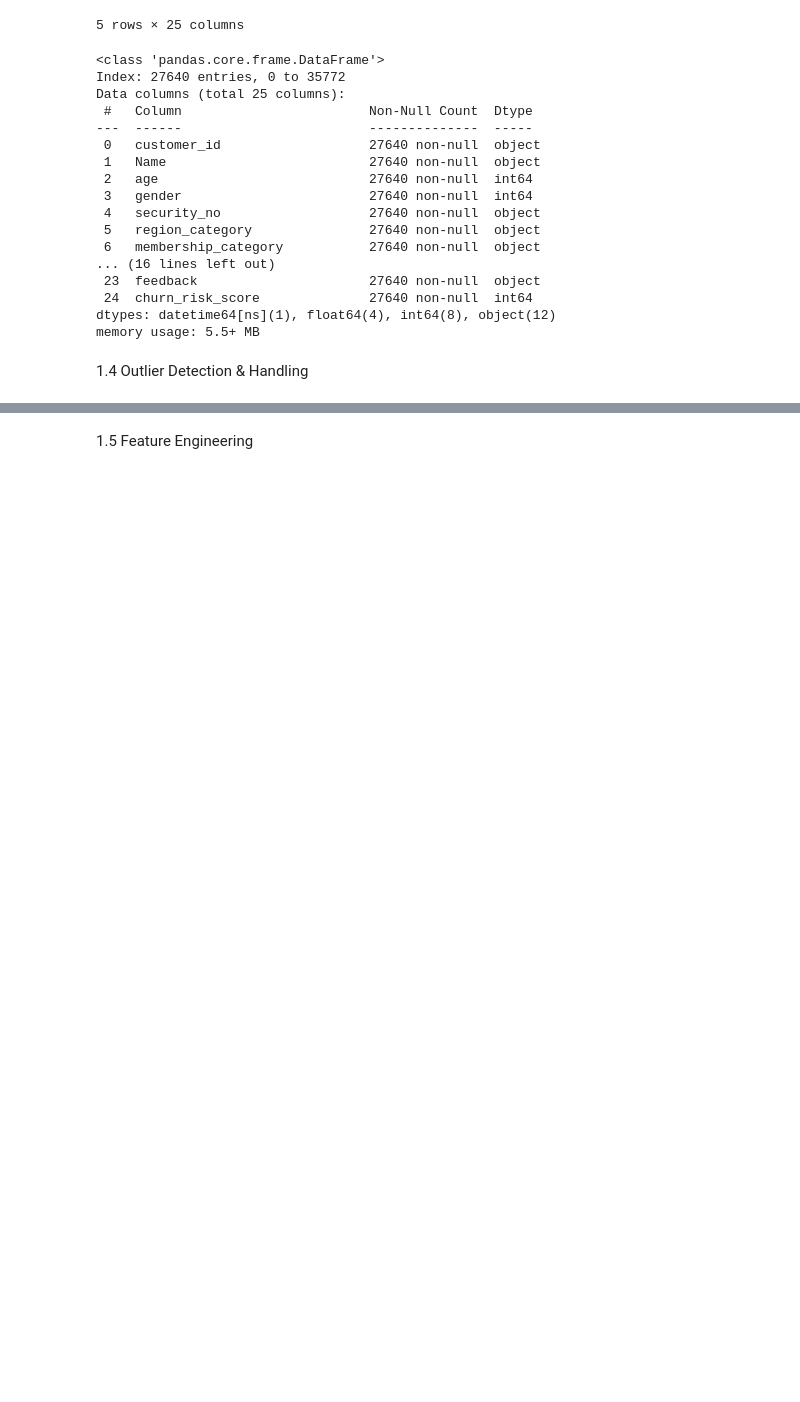
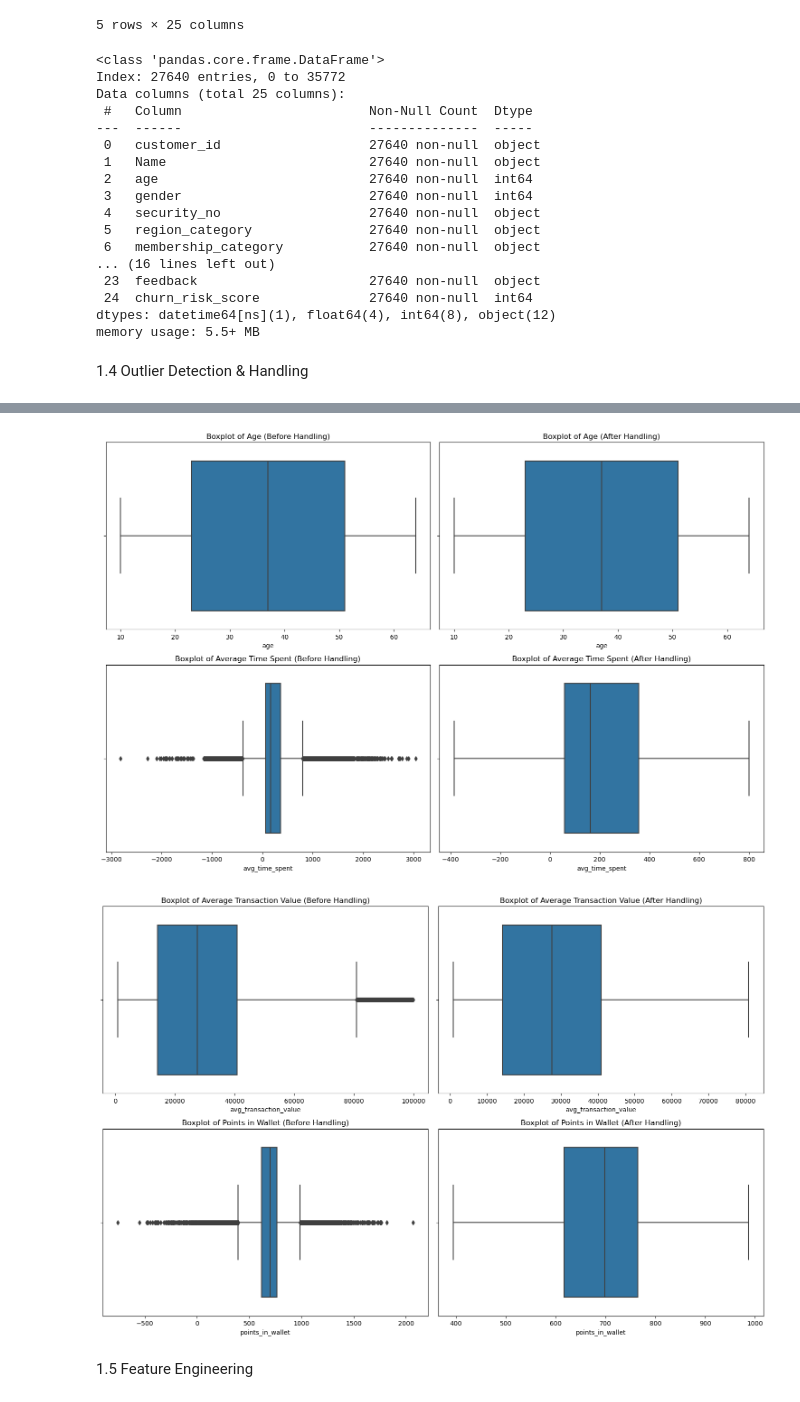
Before and after one commit to getnetbogale27/Baacumen-SML-Group-Project, a Jupyter notebook: ML-Tade.ipynb, the cells around one changed output, grey strips where cells are left out. Saved outputs shown, nothing was run; the diff lists cells and outputs as text; code cells hidden in the pictures; blank space fills up the shorter version.

```diff
--- a/ML-Tade.ipynb
+++ b/ML-Tade.ipynb
@@ -408,0 +430,69 @@ handle_outliers(df, 'points_in_wallet')
+# %%
+def detect_outliers_iqr(df, column):
+    if column not in df.columns:
+        print(f"Column {column} does not exist in the DataFrame.")
+        return df
+
+    Q1 = df[column].quantile(0.25)
+    Q3 = df[column].quantile(0.75)
+    IQR = Q3 - Q1
+
+    # Define bounds for outliers
+    lower_bound = Q1 - 1.5 * IQR
+    upper_bound = Q3 + 1.5 * IQR
+
+    # Identify outliers
+    outliers = df[(df[column] < lower_bound) | (df[column] > upper_bound)]
+
+    # Print detected outliers in the console (optional)
+    print(f"Detected outliers in {column}:\n", outliers)
+
+    # Handling outliers by capping
+    df[column] = df[column].clip(lower=lower_bound, upper=upper_bound)
+    return df  # Return the modified DataFrame
+
+# Applying IQR method to specific columns
+columns_to_check = ['age', 'avg_time_spent', 'avg_transaction_value', 'points_in_wallet']
+df_before_handling = df.copy()  # Make a copy for comparison
+
+for col in columns_to_check:
+    df = detect_outliers_iqr(df, col)
+
+# Set up the matplotlib figure for the first set of boxplots
+fig, axs = plt.subplots(2, 2, figsize=(15, 10))
+
+# Create boxplots for Age
+sns.boxplot(x=df_before_handling['age'], ax=axs[0, 0])
+axs[0, 0].set_title('Boxplot of Age (Before Handling)')
+
+sns.boxplot(x=df['age'], ax=axs[0, 1])
+axs[0, 1].set_title('Boxplot of Age (After Handling)')
+
+# Create boxplots for Average Time Spent
+sns.boxplot(x=df_before_handling['avg_time_spent'], ax=axs[1, 0])
+axs[1, 0].set_title('Boxplot of Average Time Spent (Before Handling)')
+
+sns.boxplot(x=df['avg_time_spent'], ax=axs[1, 1])
+axs[1, 1].set_title('Boxplot of Average Time Spent (After Handling)')
+
+plt.tight_layout()
+
+# Combine boxplots for Age, Average Time Spent, Average Transaction Value, and Points in Wallet
+fig2, axs2 = plt.subplots(2, 2, figsize=(15, 10))
+
+# Boxplots for Average Transaction Value
+sns.boxplot(x=df_before_handling['avg_transaction_value'], ax=axs2[0, 0])
+axs2[0, 0].set_title('Boxplot of Average Transaction Value (Before Handling)')
+
+sns.boxplot(x=df['avg_transaction_value'], ax=axs2[0, 1])
+axs2[0, 1].set_title('Boxplot of Average Transaction Value (After Handling)')
+
+# Boxplots for Points in Wallet
+sns.boxplot(x=df_before_handling['points_in_wallet'], ax=axs2[1, 0])
+axs2[1, 0].set_title('Boxplot of Points in Wallet (Before Handling)')
+
+sns.boxplot(x=df['points_in_wallet'], ax=axs2[1, 1])
+axs2[1, 1].set_title('Boxplot of Points in Wallet (After Handling)')
+
+plt.tight_layout()
+# %% [output]
@@ -409,3 +516,5 @@ handle_outliers(df, 'points_in_wallet')
+[figure, added]
+[figure, added]
 # %% [markdown]
 1.5 Feature Engineering
 # %%
```
Also changed, not shown: parts of 21 cells of this notebook.
